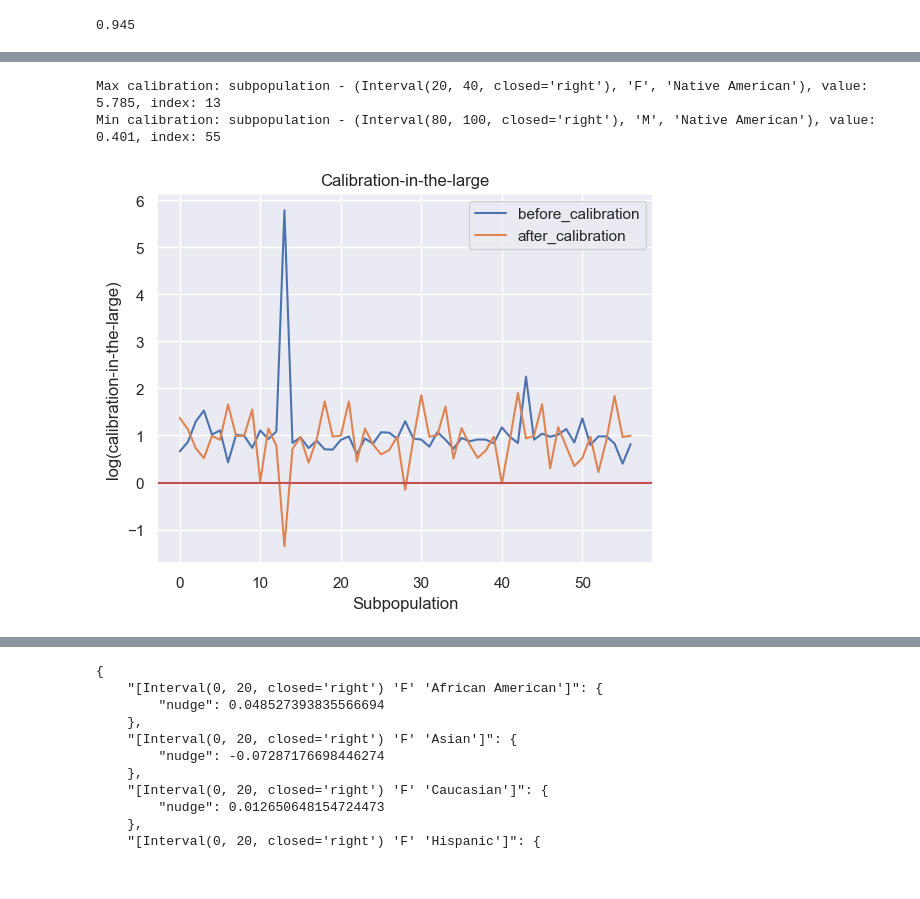
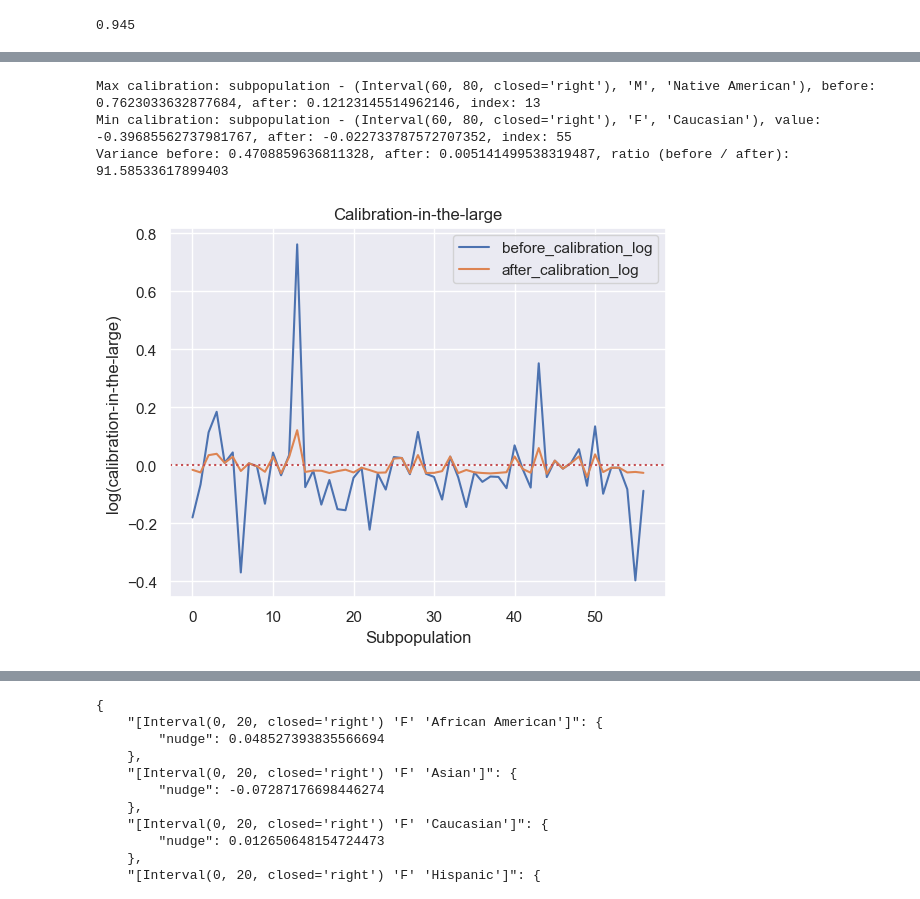
Before and after one commit to ShaniCohen/pred-ICU, a Jupyter notebook: fairness/fairness.ipynb, the cells around one changed output, grey strips where cells are left out. Saved outputs shown, nothing was run; the diff lists cells and outputs as text; code cells hidden in the pictures.

```diff
--- a/fairness/fairness.ipynb
+++ b/fairness/fairness.ipynb
@@ -291,10 +277,17 @@ subgroup: [Interval(0, 20, closed='right') 'M' 'Asian'], violation: -0.000517781
 # %%
-# subgroups_after_calibration_df = subgroups_validation_groups_by.groupby(['age_group', 'gender', 'ethnicity'])
-subgroups_after_calibration_df = subgroups_calibration_groups_by.groupby(['age_group', 'gender', 'ethnicity'])
+subgroups_after_calibration_df = data_with_age_groups.groupby(['age_group', 'gender', 'ethnicity'])
+sorted_groups = subgroups_after_calibration_df.size()
+
 calibration_in_the_large = pd.DataFrame()
-# calibration_in_the_large['before_calibration'] = np.log10(subgroups_after_calibration_df.apply(lambda df: calculate_calibration_in_the_large(df, 'predictions', None)))
-# calibration_in_the_large['after_calibration'] = np.log10(subgroups_after_calibration_df.apply(lambda df: calculate_calibration_in_the_large(df, 'calibrated_predictions', protected_groups_dict)))
-calibration_in_the_large['before_calibration'] = subgroups_after_calibration_df.apply(lambda df: calculate_calibration_in_the_large(df, 'predictions', None))
-calibration_in_the_large['after_calibration'] = subgroups_after_calibration_df.apply(lambda df: calculate_calibration_in_the_large(df, 'calibrated_predictions', protected_groups_dict))
+calibration_in_the_large['before_calibration_log'] = np.log10(subgroups_after_calibration_df.apply(lambda df: calculate_calibration_in_the_large(df, 'predictions')))
+calibration_in_the_large['after_calibration_log'] = np.log10(subgroups_after_calibration_df.apply(lambda df: calculate_calibration_in_the_large(df, 'calibrated_predictions')))
+calibration_in_the_large['before_calibration'] = subgroups_after_calibration_df.apply(lambda df: calculate_calibration_in_the_large(df, 'predictions'))
+calibration_in_the_large['after_calibration'] = subgroups_after_calibration_df.apply(lambda df: calculate_calibration_in_the_large(df, 'calibrated_predictions'))
 calibration_in_the_large.dropna(inplace=True)
+sorted_groups = sorted_groups.loc[calibration_in_the_large.isna().index]
+sorted_groups.sort_values(ascending=True, inplace=True)
+
+calibration_in_the_large.set_index(sorted_groups.index, inplace=True)
+calibration_in_the_large['groups_size'] = sorted_groups
+calibration_in_the_large
 # %% [output]
@@ -415,18 +363,25 @@ ValueError: fp and xp are not of the same length.
 # %%
-calibration_in_the_large.reset_index().plot(title='Calibration-in-the-large', ylabel='log(calibration-in-the-large)', xlabel='Subpopulation')
-plt.axhline(y=0, color='r')
+calibration_in_the_large[['before_calibration_log', 'after_calibration_log']].reset_index().plot(title='Calibration-in-the-large', ylabel='log(calibration-in-the-large)', xlabel='Subpopulation')
+plt.axhline(y=0, color='r', linestyle=':')
 
-max_subgroup_before_index = calibration_in_the_large['before_calibration'].argmax()
-max_subgroup_before_value = calibration_in_the_large.loc[calibration_in_the_large.index[max_subgroup_before_index], 'before_calibration']
+max_subgroup_before_index = calibration_in_the_large['before_calibration_log'].argmax()
+max_subgroup_before_value = calibration_in_the_large.loc[calibration_in_the_large.index[max_subgroup_before_index], 'before_calibration_log']
+max_subgroup_after_value = calibration_in_the_large.loc[calibration_in_the_large.index[max_subgroup_before_index], 'after_calibration_log']
 max_subgroup_before_name = calibration_in_the_large.index[max_subgroup_before_index]
-print(f'Max calibration: subpopulation - {max_subgroup_before_name}, value: {max_subgroup_before_value}, index: {max_subgroup_before_index}')
+print(f'Max calibration: subpopulation - {max_subgroup_before_name}, before: {max_subgroup_before_value}, after: {max_subgroup_after_value}, index: {max_subgroup_before_index}')
 
-min_subgroup_before_index = calibration_in_the_large['before_calibration'].argmin()
-min_subgroup_before_value = calibration_in_the_large.loc[calibration_in_the_large.index[min_subgroup_before_index], 'before_calibration']
+min_subgroup_before_index = calibration_in_the_large['before_calibration_log'].argmin()
+min_subgroup_before_value = calibration_in_the_large.loc[calibration_in_the_large.index[min_subgroup_before_index], 'before_calibration_log']
+min_subgroup_after_value = calibration_in_the_large.loc[calibration_in_the_large.index[min_subgroup_before_index], 'after_calibration_log']
 min_subgroup_before_name = calibration_in_the_large.index[min_subgroup_before_index]
-print(f'Min calibration: subpopulation - {min_subgroup_before_name}, value: {min_subgroup_before_value}, index: {min_subgroup_before_index}')
+print(f'Min calibration: subpopulation - {min_subgroup_before_name}, value: {min_subgroup_before_value}, after: {min_subgroup_after_value}, index: {min_subgroup_before_index}')
+
+variance_before = np.var(calibration_in_the_large['before_calibration'])
+variance_after = np.var(calibration_in_the_large['after_calibration'])
+print(f'Variance before: {variance_before}, after: {variance_after}, ratio (before / after): {variance_before / variance_after}')
 # %% [output]
-Max calibration: subpopulation - (Interval(20, 40, closed='right'), 'F', 'Native American'), value: 5.785, index: 13
-Min calibration: subpopulation - (Interval(80, 100, closed='right'), 'M', 'Native American'), value: 0.401, index: 55
+Max calibration: subpopulation - (Interval(60, 80, closed='right'), 'M', 'Native American'), before: 0.7623033632877684, after: 0.12123145514962146, index: 13
+Min calibration: subpopulation - (Interval(60, 80, closed='right'), 'F', 'Caucasian'), value: -0.39685562737981767, after: -0.022733787572707352, index: 55
+Variance before: 0.4708859636811328, after: 0.005141499538319487, ratio (before / after): 91.58533617899403
-[figure, old version]
+[figure, new version]
 # %%
```
Also changed, not shown: parts of 15 cells of this notebook.
